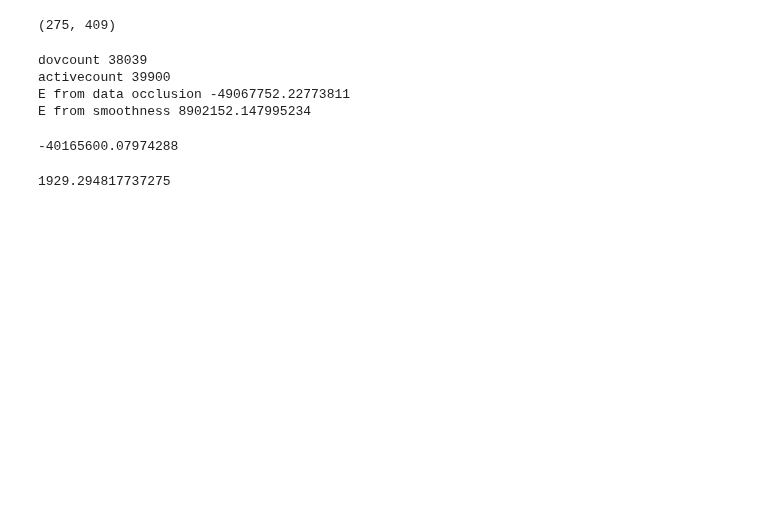
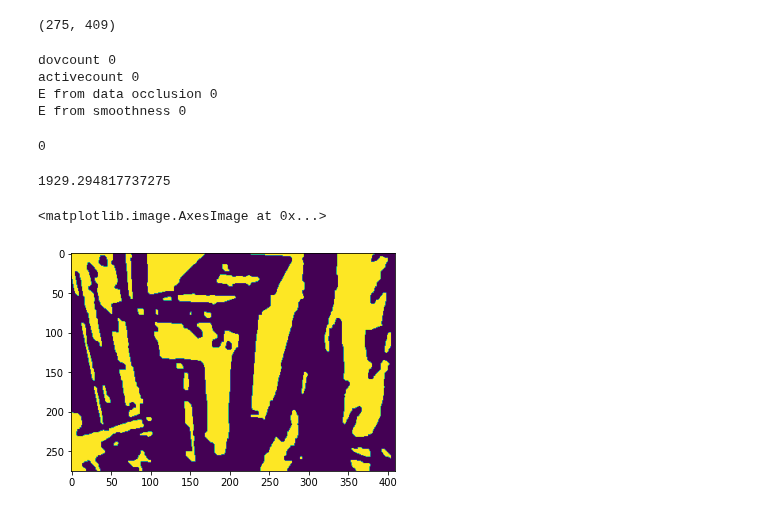
Before and after one commit to BaldPulse/Stereo_depth_energy, a Jupyter notebook: main.ipynb, the cells around one changed output. Cells and saved outputs as stored; diff of their text form; code cells hidden in the pictures; blank space fills up the shorter version.

```diff
--- a/main.ipynb
+++ b/main.ipynb
@@ -143,7 +143,7 @@ finished graph cut
 OCCLUDED = -1
 VAR_ALPHA = 1
 VAR_ABSENT = 0
-MAX_ITER = 10
+MAX_ITER = 1
 
 def IS_VAR(var):
     return var>1 # 0: absent 1: alpha
@@ -325,11 +325,11 @@ class Solver:
         # enforce unique antecedent of p+d
         d = self.d_left[p]
         # d cannot be OCCLUDED
-        p[1] = p[1] + d - alpha
+        p2 = (p[0],p[1] + d - alpha)
         if 0 <= p[1] <= self.limg.shape[1]:
-            a = self.varsA[p]
+            a2 = self.varsA[p2]
             # a cannot be active
-            self.energy.forbid01(o, a)
+            self.energy.forbid01(o, a2)
 
     def neighbors(self, p):
         p_1, p_2 = p
@@ -431,7 +431,7 @@ class Solver:
 
         done = np.full((self.maxdisparity), 0)
         for iter in range(MAX_ITER):
-            if np.sum(done) == 0:
+            if np.sum(done) == done.shape[0]:
                 break
             # randomize every iteration
             permutation = np.random.permutation(self.maxdisparity)
@@ -458,8 +458,6 @@ class Solver:
                 p1[1] + d2 < self.limg.shape[1]:
                 smoothness_term += self.smoothness_value((p1, (p1[0], p1[1] + d2)), (p2, (p2[0], p2[1] + d2)), self.lam)
 
-            # print(p1, p2)
-            # print(smoothness_term)
             return smoothness_term
 
     def ComputeEnergy(self):
@@ -473,7 +471,6 @@ class Solver:
             for j in range(self.limg.shape[1]):
                 p1 = (i, j)
                 d1 = self.d_left[p1]
-
                 if d1 != OCCLUDED:
                     dov = self.data_occlusion_value((p1, (i, j + d1)), self.K)
                     if(dov<0):
@@ -550,0 +541,2 @@ True
+# %%
+testSolver.run()
@@ -555,12 +565,17 @@ testSolver.limg.shape
 # %%
 testSolver.ComputeEnergy()
 # %% [output]
-dovcount 38039
-activecount 39900
-E from data occlusion -49067752.22773811
-E from smoothness 8902152.147995234
+dovcount 0
+activecount 0
+E from data occlusion 0
+E from smoothness 0
--40165600.07974288
+0
 # %%
 print(testSolver.K)
 # %% [output]
 1929.294817737275
+# %%
+plt.imshow(testSolver.d_left)
+# %% [output]
+<matplotlib.image.AxesImage at 0x...>
+[figure, added]
```
Also changed, not shown: parts of 2 cells of this notebook, 1 other file.
